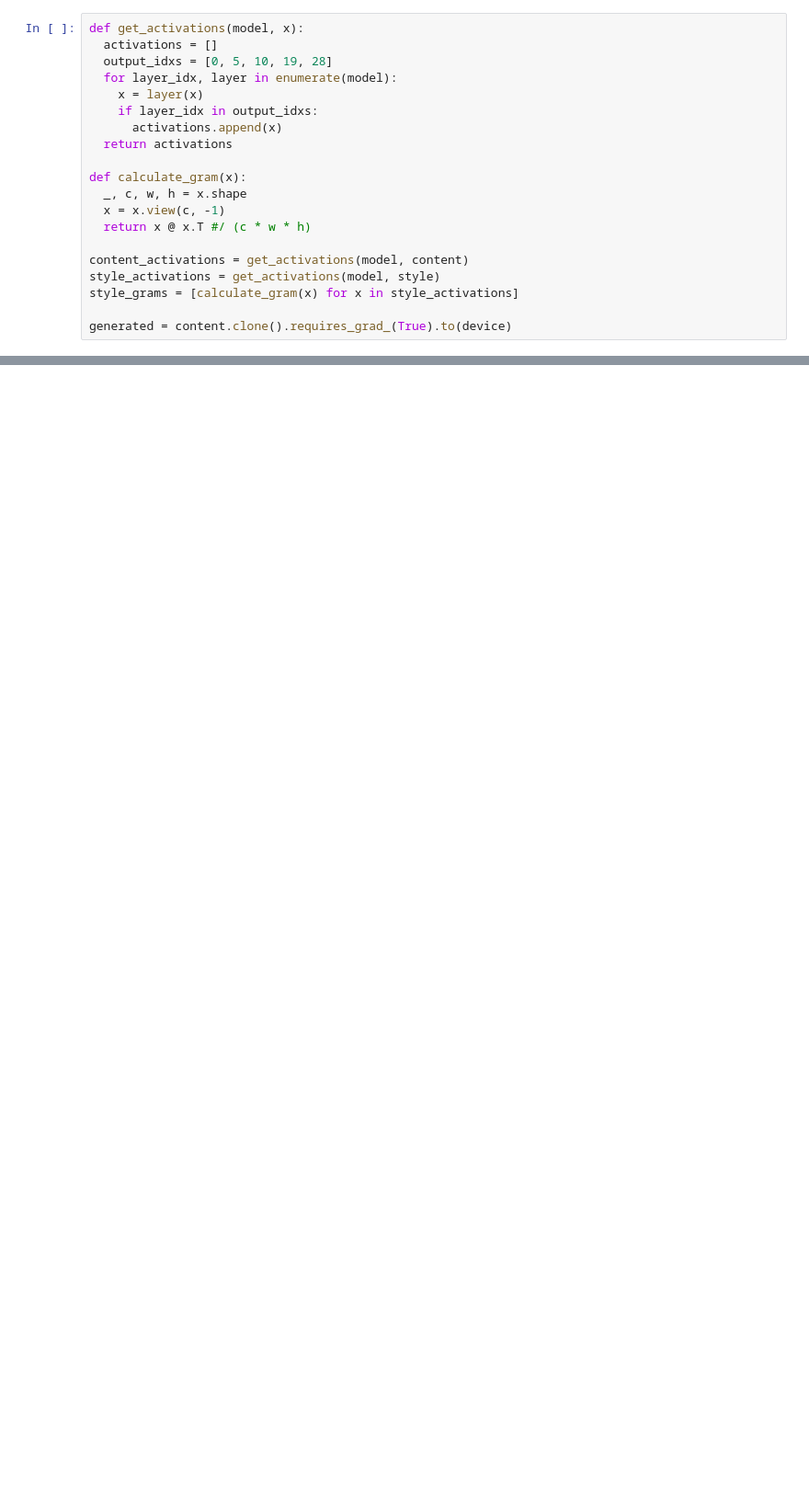
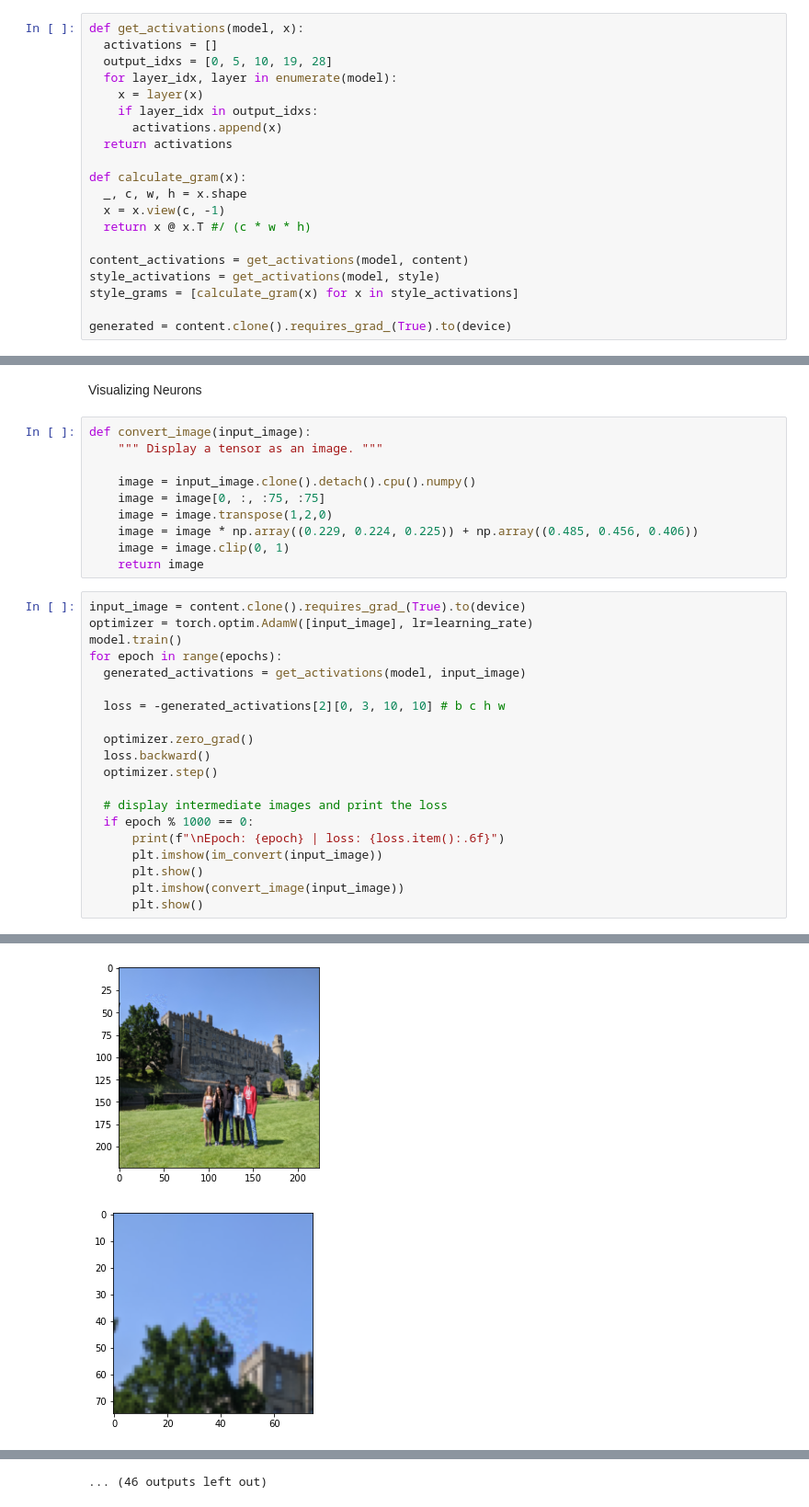
Before and after one commit to Molten-Ice/Deep-Learning, a Jupyter notebook: Neural_Style_Transfer.ipynb, the cells around one changed output, grey strips where cells are left out. Shown at 92% size. Saved outputs shown, nothing was run; the diff lists cells and outputs as text; blank space fills up the shorter version.

```diff
--- a/Neural_Style_Transfer.ipynb
+++ b/Neural_Style_Transfer.ipynb
@@ -129,0 +134,33 @@ loss: 509.5231 | content(alpha) contribution: 2.6617 | style(beta) contribution:
+# %% [markdown]
+Visualizing Neurons
+# %%
+def convert_image(input_image):
+    """ Display a tensor as an image. """
+
+    image = input_image.clone().detach().cpu().numpy()
+    image = image[0, :, :75, :75]
+    image = image.transpose(1,2,0)
+    image = image * np.array((0.229, 0.224, 0.225)) + np.array((0.485, 0.456, 0.406))
+    image = image.clip(0, 1)
+    return image
+# %%
+input_image = content.clone().requires_grad_(True).to(device)
+optimizer = torch.optim.AdamW([input_image], lr=learning_rate)
+model.train()
+for epoch in range(epochs):
+  generated_activations = get_activations(model, input_image)
+
+  loss = -generated_activations[2][0, 3, 10, 10] # b c h w
+
+  optimizer.zero_grad()
+  loss.backward()
+  optimizer.step()
+
+  # display intermediate images and print the loss
+  if epoch % 1000 == 0:
+      print(f"\nEpoch: {epoch} | loss: {loss.item():.6f}")
+      plt.imshow(im_convert(input_image))
+      plt.show()
+      plt.imshow(convert_image(input_image))
+      plt.show()
+# %% [output]
@@ -129,0 +169,2 @@ loss: 509.5231 | content(alpha) contribution: 2.6617 | style(beta) contribution:
+[figure, added]
+[figure, added]
@@ -129,0 +183 @@ loss: 509.5231 | content(alpha) contribution: 2.6617 | style(beta) contribution:
+... (46 outputs left out)
```
Also changed, not shown: parts of 4 cells of this notebook.
